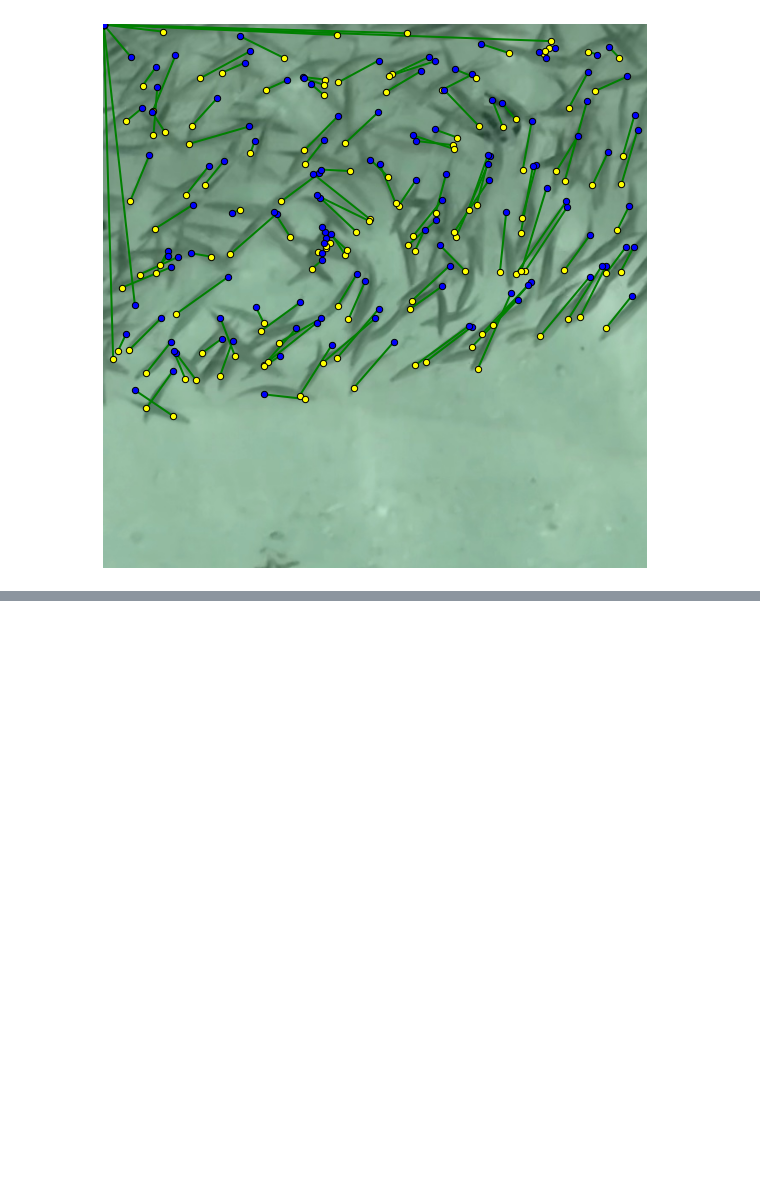
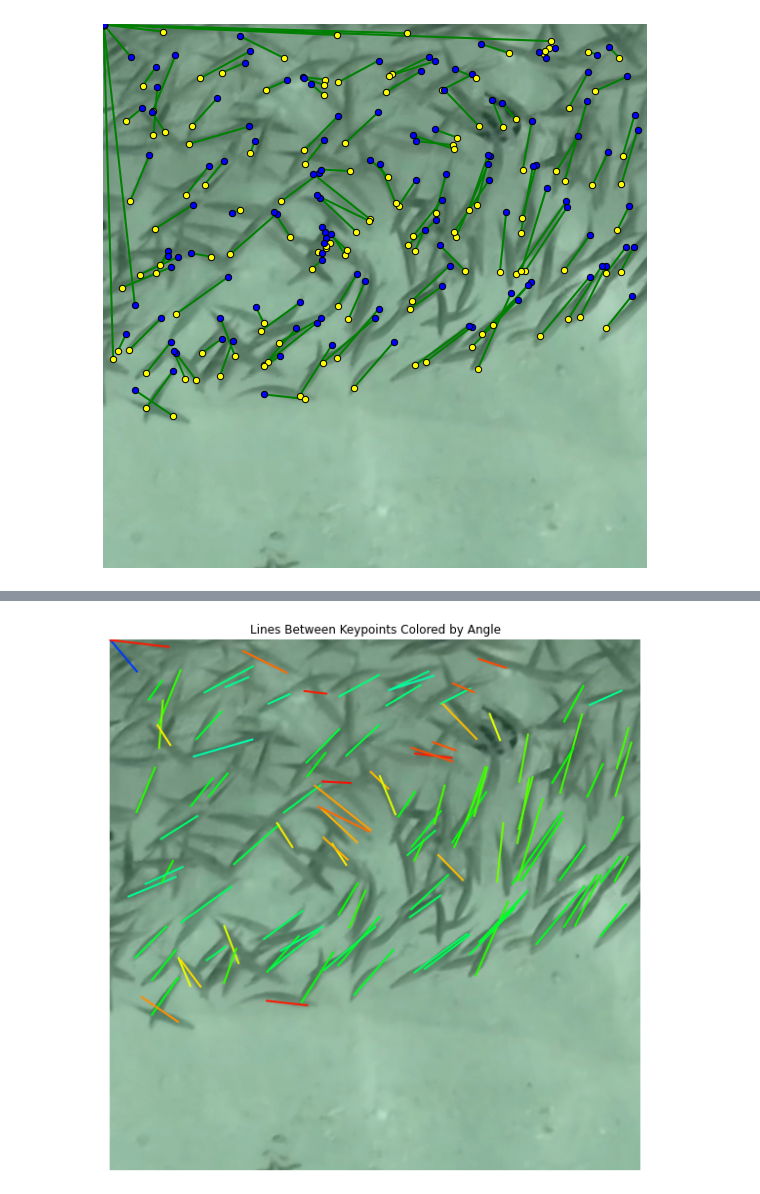
Before and after one commit to AugustPa/SharkVideoAnalysis, a Jupyter notebook: utils/FishDetections/detectAndVisualize/posemodel/poseVisualizationTile.ipynb, the cells around one changed output, grey strips where cells are left out. Cells and saved outputs as stored; diff of their text form; code cells hidden in the pictures; blank space fills up the shorter version.

```diff
--- a/utils/FishDetections/detectAndVisualize/posemodel/poseVisualizationTile.ipynb
+++ b/utils/FishDetections/detectAndVisualize/posemodel/poseVisualizationTile.ipynb
@@ -61,0 +159,44 @@ plt.show()
+# %%
+import matplotlib.pyplot as plt
+import matplotlib.cm as cm
+import numpy as np
+
+# Function to calculate angles in radians between pairs of keypoints
+def calculate_angles(kp_pairs):
+    # Calculate the difference in coordinates
+    deltas = kp_pairs[:, 1, :] - kp_pairs[:, 0, :]
+    # Calculate the angle using arctan2, which returns angles in radians
+    angles = np.arctan2(deltas[:, 1], deltas[:, 0])
+    return angles
+
+# Calculate angles for the filtered keypoint pairs
+angles = calculate_angles(filtered_kp_xy)
+
+# Normalize the angles to the range [0, 1] for colormap mapping
+# The angle range of arctan2 is [-pi, pi], so we normalize accordingly
+normalized_angles = (angles + np.pi) / (2 * np.pi)
+
+# Use a circular colormap ('hsv')
+colormap = cm.get_cmap('hsv')
+colors = colormap(normalized_angles)
+# Load the original image
+image_path = '/Users/apaula/src/SharkVideoAnalysis/tiles/frame_2_tile_14.jpg'
+image = cv2.imread(image_path)
+image = cv2.cvtColor(image, cv2.COLOR_BGR2RGB)  # Convert BGR to RGB for Matplotlib
+
+# kp_xy as provided, now iterating directly over it
+# Assuming kp_xy is already available in your environment as shown
+
+# Plotting
+plt.figure(figsize=(10, 10))
+plt.imshow(image)
+# Plot each line with color according to its angle
+for pair, color in zip(filtered_kp_xy, colors):
+    plt.plot([pair[0][0], pair[1][0]], [pair[0][1], pair[1][1]], color=color, linewidth=2)
+
+plt.axis('equal')
+plt.axis('off')
+plt.title('Lines Between Keypoints Colored by Angle')
+plt.show()
+# %% [output]
+[figure, added]
```
Also changed, not shown: parts of 6 cells of this notebook.
